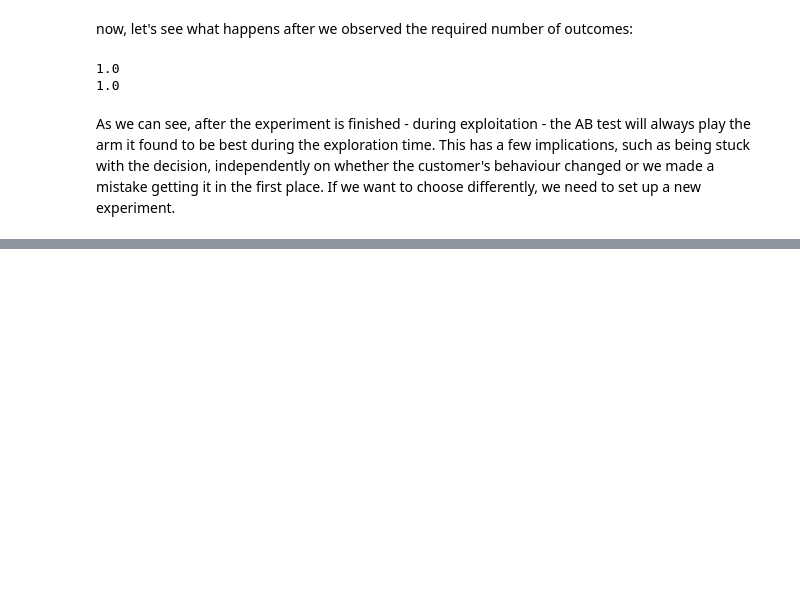
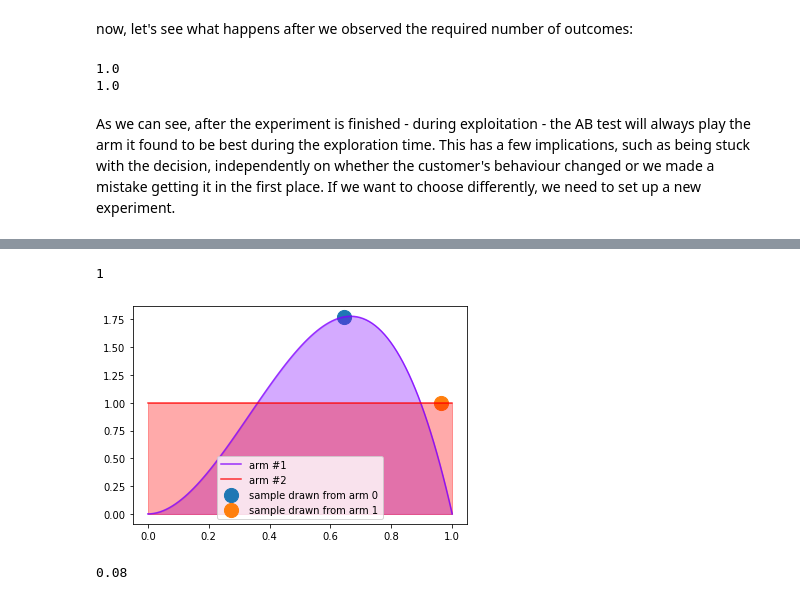
Before and after one commit to wooohoooo/thompson_sampling, a Jupyter notebook: noncontextual_bandits.ipynb, the cells around one changed output, grey strips where cells are left out. Cells and saved outputs as stored; diff of their text form; code cells hidden in the pictures; blank space fills up the shorter version.

```diff
--- a/noncontextual_bandits.ipynb
+++ b/noncontextual_bandits.ipynb
@@ -189,0 +214,5 @@ TypeError: must be str, not bool
+# %%
+bb.choose_arm_and_plot() #uniform binomials, no observations yet
+# %% [output]
+1
+[figure, added]
@@ -189,0 +223,4 @@ TypeError: must be str, not bool
+# %%
+np.mean([bb.choose_arm() for x in range(100)])
+# %% [output]
+0.08
```
Also changed, not shown: parts of 23 cells of this notebook, 1 other file.
